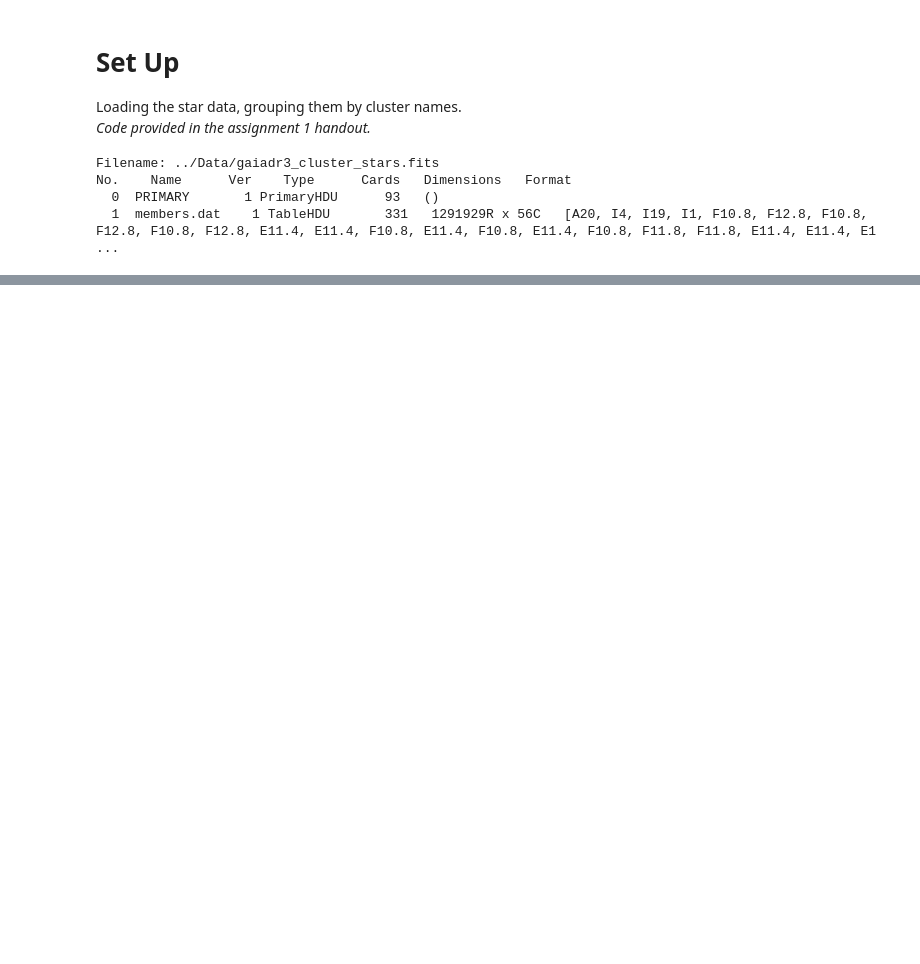
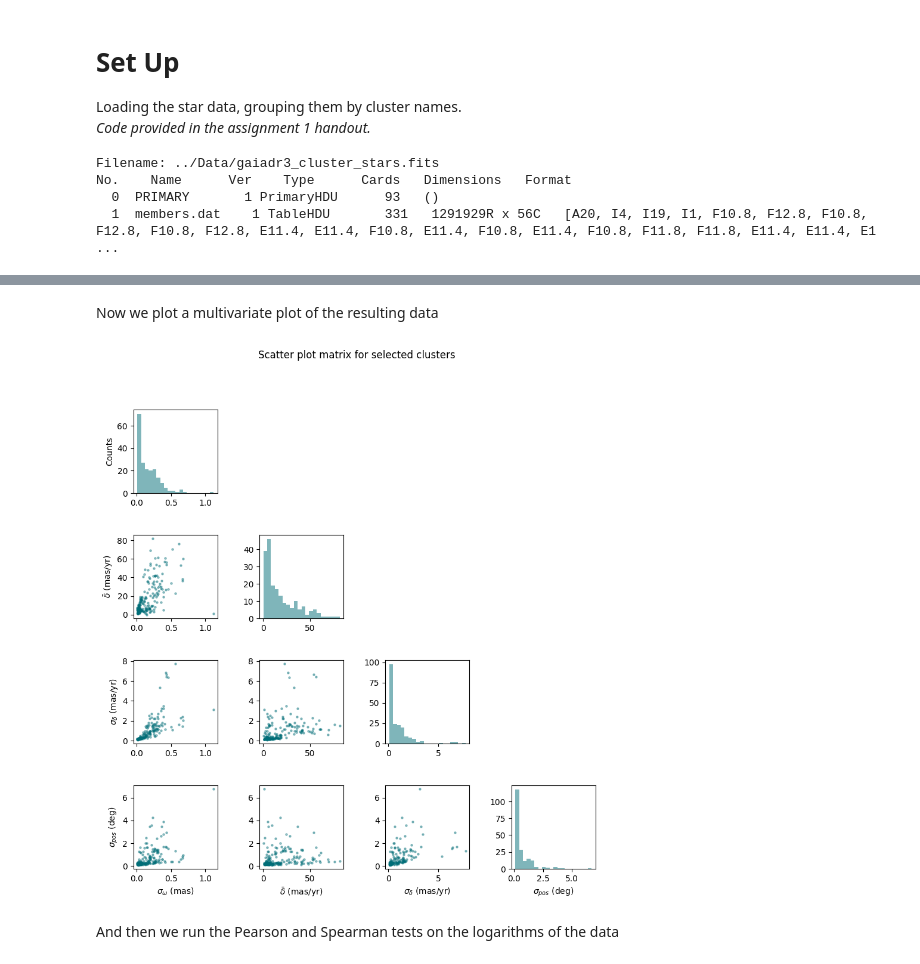
Before and after one commit to ShashanthS/Statistical-Methods, a Jupyter notebook: Assignment 2/StatMethods_Assignment2_ShashanthSriramanathan.ipynb, the cells around one changed output, grey strips where cells are left out. Drawn from its saved outputs; the diff is of its cells as text; code cells hidden in the pictures; blank space fills up the shorter version.

```diff
--- a/Assignment 2/StatMethods_Assignment2_ShashanthSriramanathan.ipynb
+++ b/Assignment 2/StatMethods_Assignment2_ShashanthSriramanathan.ipynb
@@ -53,0 +457,11 @@ reduce_data(stars)
+# %%
+dist_arr = []
+for cl_name in clusters_hiprob['Name']:
+    dist_range, posterior_pdf, mean_plx, e_plx_mean = dist_posterior_const_prior(cl_name, stars_hiprob, const_prior=False)
+    dist_cl = dist_range[posterior_pdf == np.max(posterior_pdf)]
+    dist_arr.append(dist_cl[0])
+# %%
+factor = np.array(dist_arr)
+scaled_clusters = clusters_hiprob[['sd_Plx', 'mean_Plx','sd_pm', 'mean_pm','sd_pos']].mul(factor,axis=0)
+scaled_clusters.insert(loc=0, column='Name', value=clusters_hiprob['Name'])
+scaled_clusters
@@ -53,0 +482,10 @@ reduce_data(stars)
+# %% [markdown]
+Now we plot a multivariate plot of the resulting data
+# %%
+to_plot = ['sd_Plx',  'mean_pm', 'sd_pm', 'sd_pos']
+labels = [f'$\sigma_{{\omega}}$ (mas)', f'$\\bar{{\delta}}$ (mas/yr)', f'$\sigma_{{\delta}}$ (mas/yr)', f'$\sigma_{{pos}}$ (deg)']
+multivariate_plot(scaled_clusters, to_plot=to_plot, labels=labels)
+# %% [output]
+[figure, added]
+# %% [markdown]
+And then we run the Pearson and Spearman tests on the logarithms of the data
```
Also changed, not shown: parts of 31 cells of this notebook.
